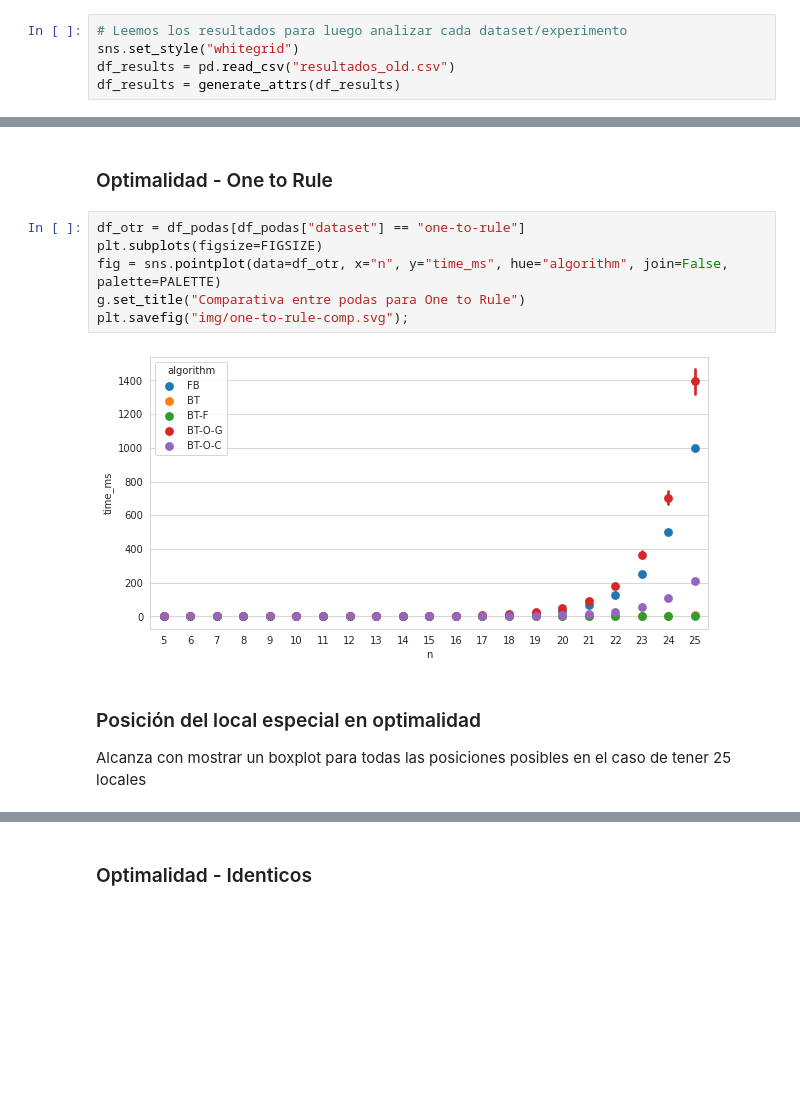
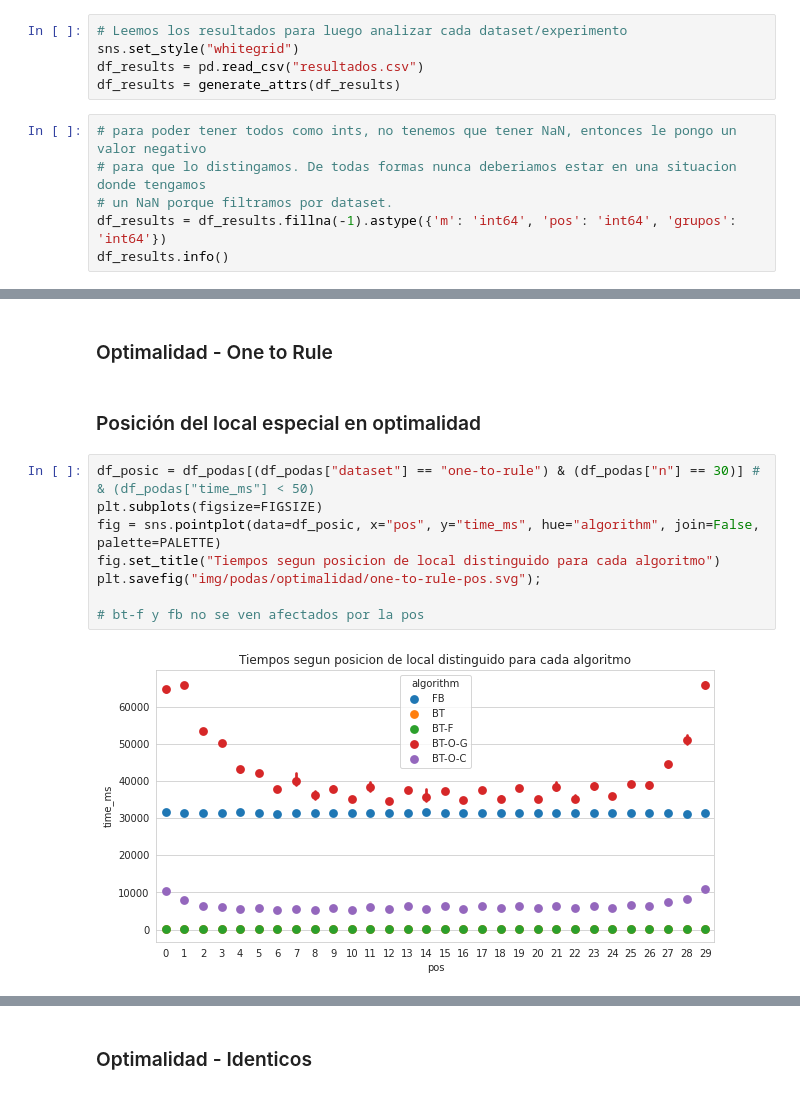
Before and after one commit to mnPanic/algo3-tp1, a Jupyter notebook: jupyter/analisis.ipynb, the cells around one changed output, grey strips where cells are left out. Saved outputs shown, nothing was run; the diff lists cells and outputs as text; blank space fills up the shorter version.

Commit message:
Imagenes de corrida con max n=30

```diff
--- a/jupyter/analisis.ipynb
+++ b/jupyter/analisis.ipynb
@@ -48,5 +48,11 @@ def correlacion_pearson(data_frame, columna1, columna2):
 # %%
 # Leemos los resultados para luego analizar cada dataset/experimento
 sns.set_style("whitegrid")
-df_results = pd.read_csv("resultados_old.csv")
+df_results = pd.read_csv("resultados.csv")
 df_results = generate_attrs(df_results)
+# %%
+# para poder tener todos como ints, no tenemos que tener NaN, entonces le pongo un valor negativo
+# para que lo distingamos. De todas formas nunca deberiamos estar en una situacion donde tengamos
+# un NaN porque filtramos por dataset.
+df_results = df_results.fillna(-1).astype({'m': 'int64', 'pos': 'int64', 'grupos': 'int64'})
+df_results.info()
@@ -223,14 +249,14 @@ plt.savefig("img/low-m-comp.svg");
 # %% [markdown]
 ### Optimalidad - One to Rule
+# %% [markdown]
+### Posición del local especial en optimalidad
 # %%
-df_otr = df_podas[df_podas["dataset"] == "one-to-rule"]
+df_posic = df_podas[(df_podas["dataset"] == "one-to-rule") & (df_podas["n"] == 30)] #  & (df_podas["time_ms"] < 50)
 plt.subplots(figsize=FIGSIZE)
-fig = sns.pointplot(data=df_otr, x="n", y="time_ms", hue="algorithm", join=False, palette=PALETTE)
-g.set_title("Comparativa entre podas para One to Rule")
-plt.savefig("img/one-to-rule-comp.svg");
+fig = sns.pointplot(data=df_posic, x="pos", y="time_ms", hue="algorithm", join=False, palette=PALETTE)
+fig.set_title("Tiempos segun posicion de local distinguido para cada algoritmo")
+plt.savefig("img/podas/optimalidad/one-to-rule-pos.svg");
+
+# bt-f y fb no se ven afectados por la pos
 # %% [output]
-[figure, old version]
+[figure, new version]
-# %% [markdown]
-### Posición del local especial en optimalidad
-
-Alcanza con mostrar un boxplot para todas las posiciones posibles en el caso de tener 25 locales
```
Also changed, not shown: parts of 26 cells of this notebook, 57 other files.
